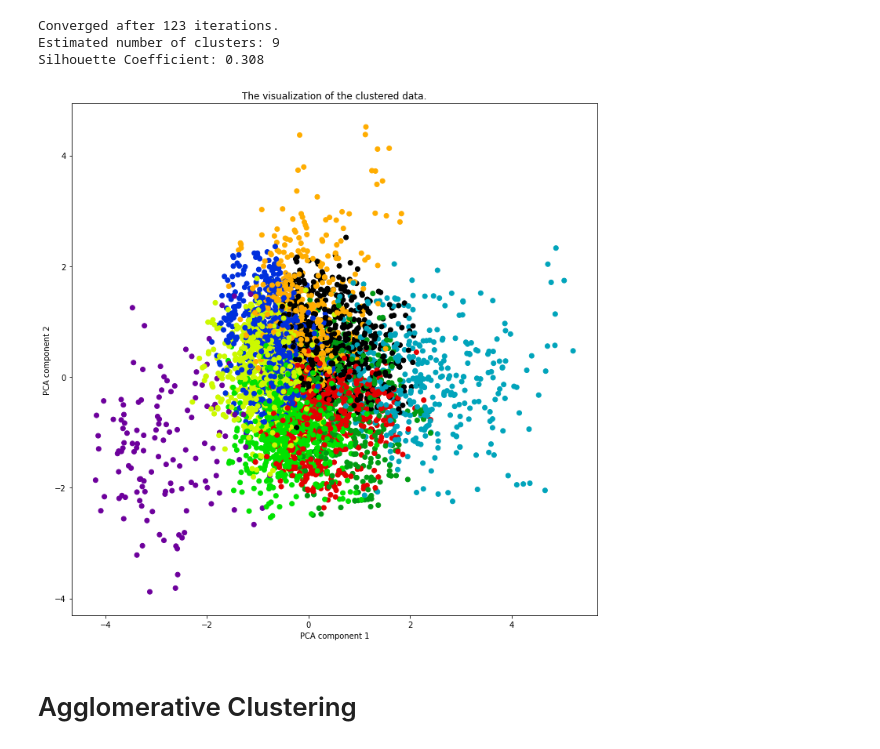
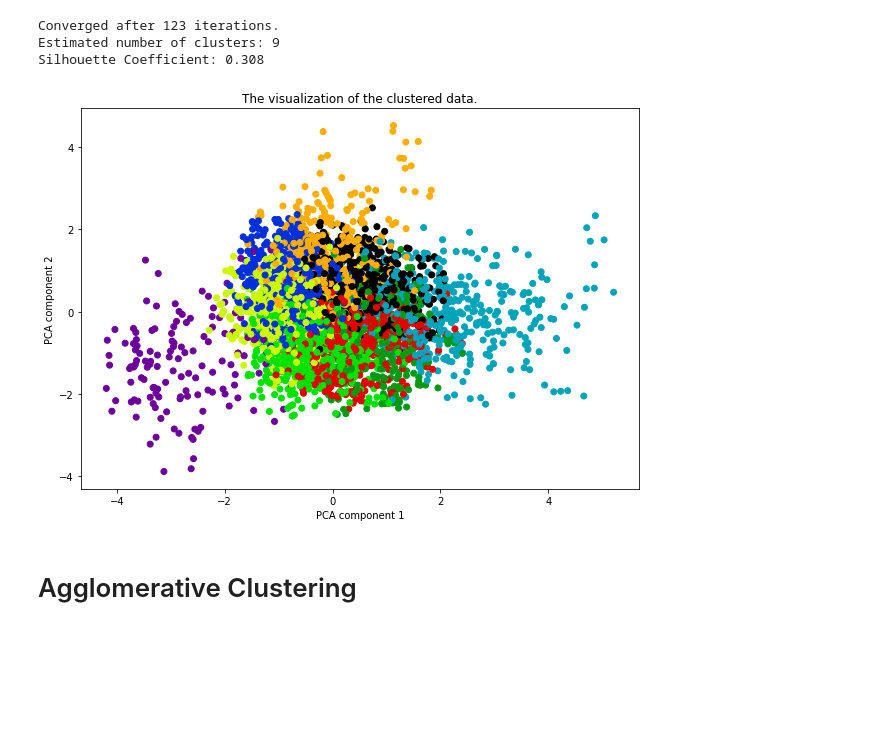
Before and after one commit to amrita-sarkar1/Netflix-Movies-and-TV-Shows-Clustering, a Jupyter notebook: Netflix_Movies_and_TV_Shows_Clustering.ipynb, the cells around one changed output. Cells and saved outputs as stored; diff of their text form; code cells hidden in the pictures; blank space fills up the shorter version.

```diff
--- a/Netflix_Movies_and_TV_Shows_Clustering.ipynb
+++ b/Netflix_Movies_and_TV_Shows_Clustering.ipynb
@@ -810,13 +833,15 @@ Estimated number of clusters: 9
 Silhouette Coefficient: 0.308
 # %%
 colors = cm.nipy_spectral(labels.astype(float) / n_clusters_)
-ax = plt.gca()
+#ax = plt.gca()
+fig_dims = (10,7)
+fig, ax = plt.subplots(figsize = fig_dims)
 plt.scatter(netflix_pca[0], netflix_pca[1], c = colors)
 ax.set_title('The visualization of the clustered data.')
 ax.set_xlabel('PCA component 1')
 ax.set_ylabel('PCA component 2');
 # %% [output]
-[figure, old version]
+[figure, new version]
 # %% [markdown]
 # Agglomerative Clustering
 # %%
```
Also changed, not shown: parts of 14 cells of this notebook.
